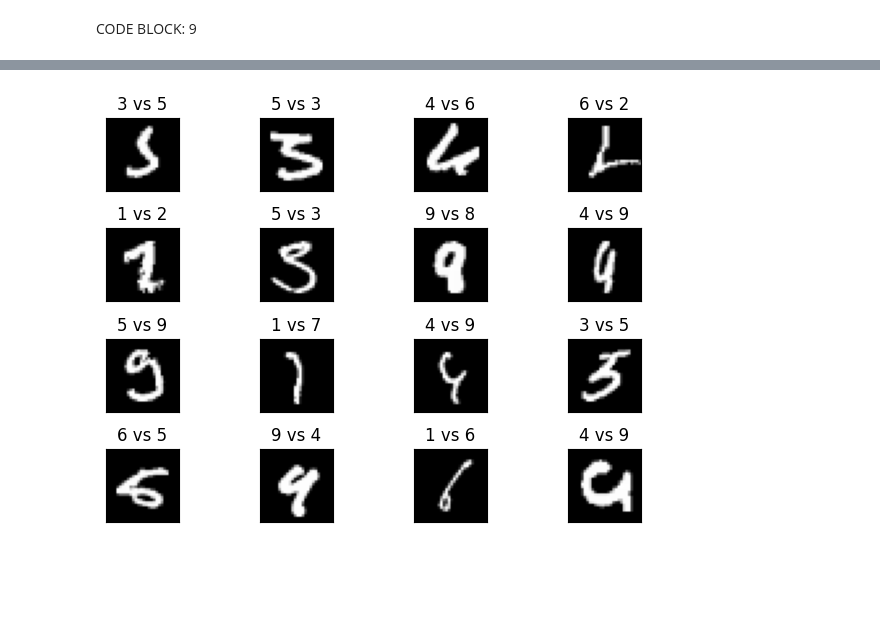
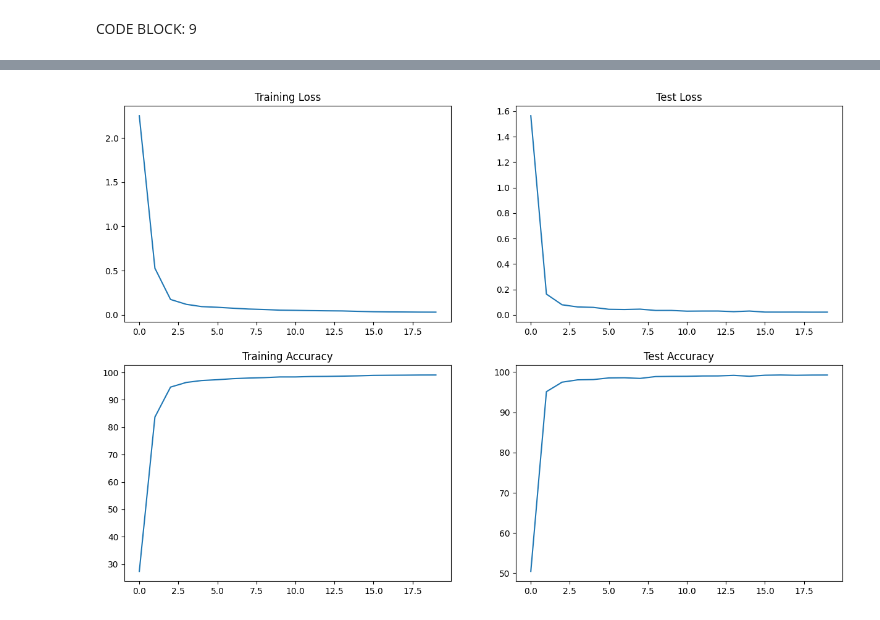
Before and after one commit to swapniel99/erav1s5, a Jupyter notebook: S5.ipynb, the cells around one changed output, grey strips where cells are left out. Saved outputs shown, nothing was run; the diff lists cells and outputs as text; code cells hidden in the pictures; blank space fills up the shorter version.

```diff
--- a/S5.ipynb
+++ b/S5.ipynb
@@ -328,12 +152,4 @@ AssertionError: can only test a child process
-# %%
-fig = plt.figure()
-
-for i in range(16):
-  plt.subplot(4, 4, i+1)
-  plt.tight_layout()
-  plt.imshow(test_incorrect_pred['images'][i].cpu().squeeze(0), cmap='gray')
-  plt.title(repr(test_incorrect_pred['predicted_vals'][i]) + ' vs ' + repr(test_incorrect_pred['ground_truths'][i]))
-  plt.xticks([])
-  plt.yticks([])
-# %% [output]
-[figure, removed]
+# %%
+plot_stats()
+# %% [output]
+[figure, added]
```
Also changed, not shown: parts of 19 cells of this notebook, 3 other files.
